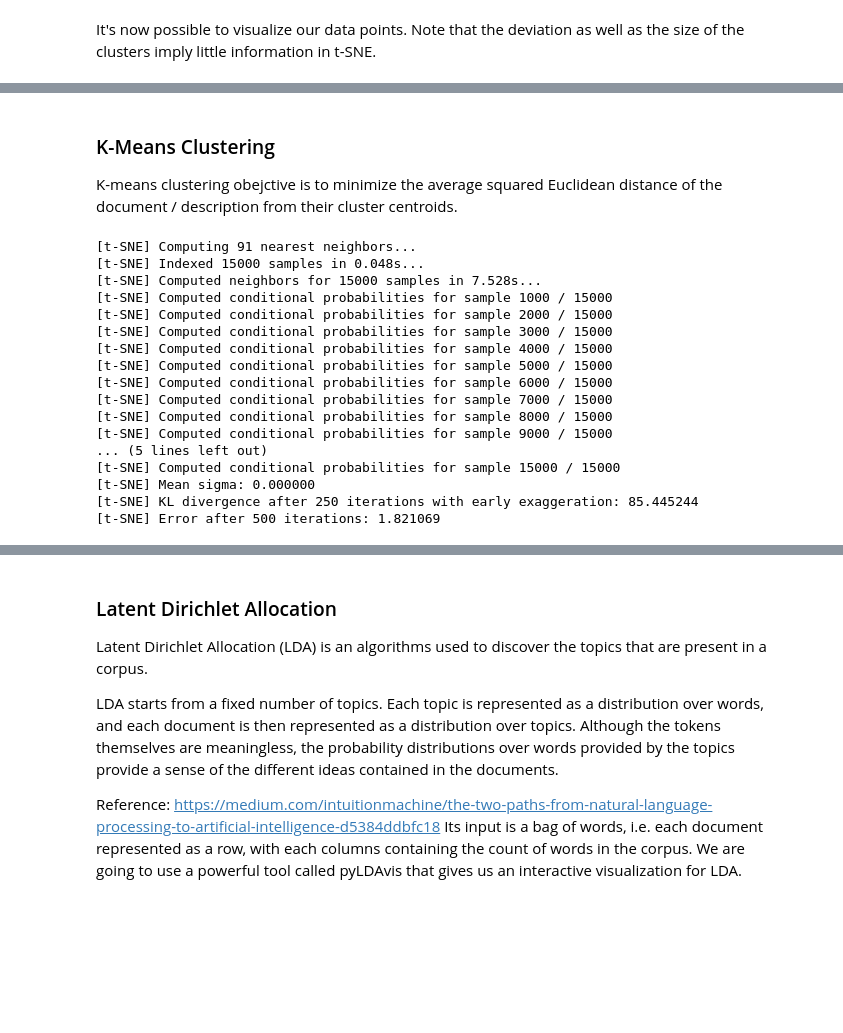
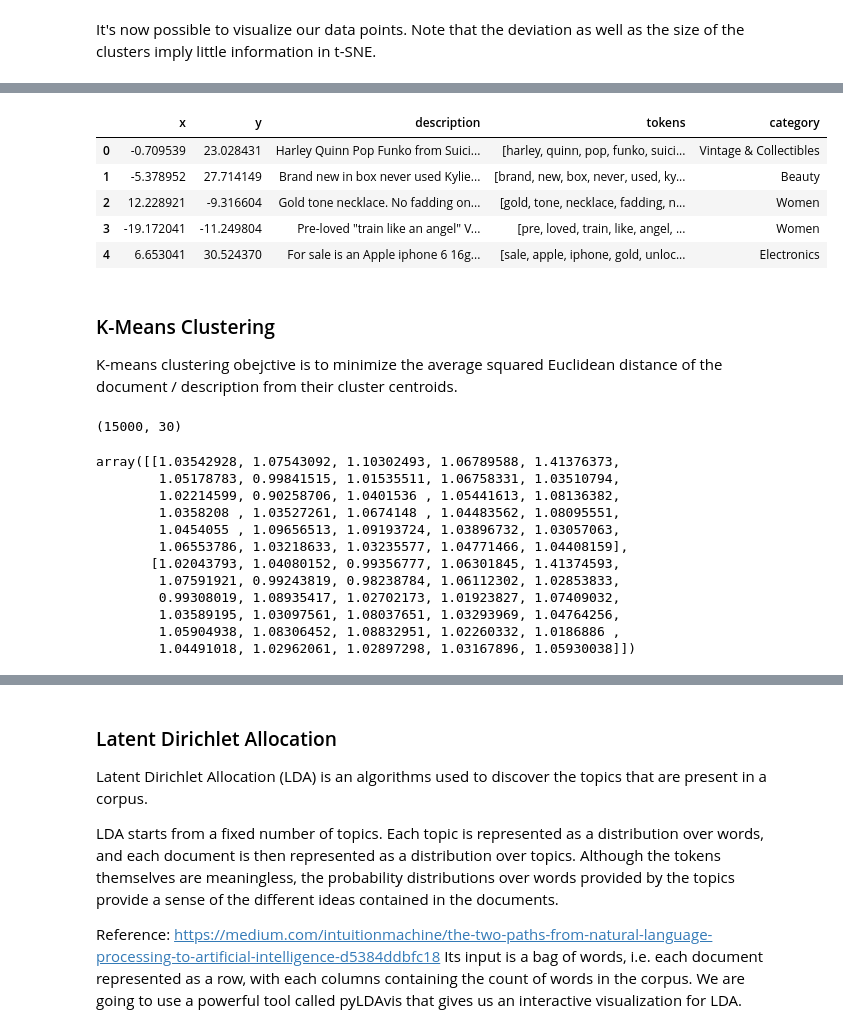
Before and after one commit to deepansh27/RetailPriceRecommendation, a Jupyter notebook: Part2- TextMining.ipynb, the cells around one changed output, grey strips where cells are left out. Cells and saved outputs as stored; diff of their text form; code cells hidden in the pictures; blank space fills up the shorter version.

Commit message:
Text Preprocessing and Topic modelling k-means clustering and LDA

```diff
--- a/Part2- TextMining.ipynb
+++ b/Part2- TextMining.ipynb
@@ -325,6 +359,15 @@ tfidf_df = pd.DataFrame(tsne_tfidf, columns=['x', 'y'])
 tfidf_df['description'] = combined_sample['item_description']
 tfidf_df['tokens'] = combined_sample['tokens']
 tfidf_df['category'] = combined_sample['general_cat']
+# %%
+tfidf_df.head()
+# %% [output]
+|  | x | y | description | tokens | category |
+| 0 | -0.709539 | 23.028431 | Harley Quinn Pop Funko from Suici... | [harley, quinn, pop, funko, suici... | Vintage & Collectibles |
+| 1 | -5.378952 | 27.714149 | Brand new in box never used Kylie... | [brand, new, box, never, used, ky... | Beauty |
+| 2 | 12.228921 | -9.316604 | Gold tone necklace. No fadding on... | [gold, tone, necklace, fadding, n... | Women |
+| 3 | -19.172041 | -11.249804 | Pre-loved "train like an angel" V... | [pre, loved, train, like, angel, ... | Women |
+| 4 | 6.653041 | 30.524370 | For sale is an Apple iphone 6 16g... | [sale, apple, iphone, gold, unloc... | Electronics |
 # %%
 plot_tfidf.scatter(x='x', y='y', source=tfidf_df, alpha=0.7)
 hover = plot_tfidf.select(dict(type=HoverTool))
@@ -362,23 +405,19 @@ kmeans_distances = kmeans.transform(vz)
 kmeans = kmeans_model.fit(vz_sample)
 kmeans_clusters = kmeans.predict(vz_sample)
 kmeans_distances = kmeans.transform(vz_sample)
-# reduce dimension to 2 using tsne
-tsne_kmeans = tsne_model.fit_transform(kmeans_distances)
+print(kmeans_distances.shape)
+kmeans_distances[:2]
 # %% [output]
-[t-SNE] Computing 91 nearest neighbors...
-[t-SNE] Indexed 15000 samples in 0.048s...
-[t-SNE] Computed neighbors for 15000 samples in 7.528s...
-[t-SNE] Computed conditional probabilities for sample 1000 / 15000
-[t-SNE] Computed conditional probabilities for sample 2000 / 15000
-[t-SNE] Computed conditional probabilities for sample 3000 / 15000
-[t-SNE] Computed conditional probabilities for sample 4000 / 15000
-[t-SNE] Computed conditional probabilities for sample 5000 / 15000
-[t-SNE] Computed conditional probabilities for sample 6000 / 15000
-[t-SNE] Computed conditional probabilities for sample 7000 / 15000
-[t-SNE] Computed conditional probabilities for sample 8000 / 15000
-[t-SNE] Computed conditional probabilities for sample 9000 / 15000
-... (5 lines left out)
-[t-SNE] Computed conditional probabilities for sample 15000 / 15000
-[t-SNE] Mean sigma: 0.000000
-[t-SNE] KL divergence after 250 iterations with early exaggeration: 85.445244
-[t-SNE] Error after 500 iterations: 1.821069
+(15000, 30)
+array([[1.03542928, 1.07543092, 1.10302493, 1.06789588, 1.41376373,
+        1.05178783, 0.99841515, 1.01535511, 1.06758331, 1.03510794,
+        1.02214599, 0.90258706, 1.0401536 , 1.05441613, 1.08136382,
+        1.0358208 , 1.03527261, 1.0674148 , 1.04483562, 1.08095551,
+        1.0454055 , 1.09656513, 1.09193724, 1.03896732, 1.03057063,
+        1.06553786, 1.03218633, 1.03235577, 1.04771466, 1.04408159],
+       [1.02043793, 1.04080152, 0.99356777, 1.06301845, 1.41374593,
+        1.07591921, 0.99243819, 0.98238784, 1.06112302, 1.02853833,
+        0.99308019, 1.08935417, 1.02702173, 1.01923827, 1.07409032,
+        1.03589195, 1.03097561, 1.08037651, 1.03293969, 1.04764256,
+        1.05904938, 1.08306452, 1.08832951, 1.02260332, 1.0186886 ,
+        1.04491018, 1.02962061, 1.02897298, 1.03167896, 1.05930038]])
```
Also changed, not shown: parts of 15 cells of this notebook.
